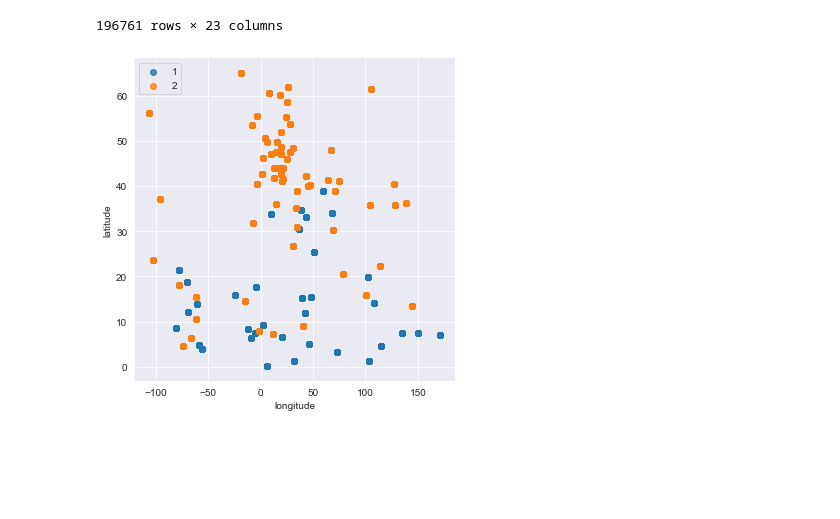
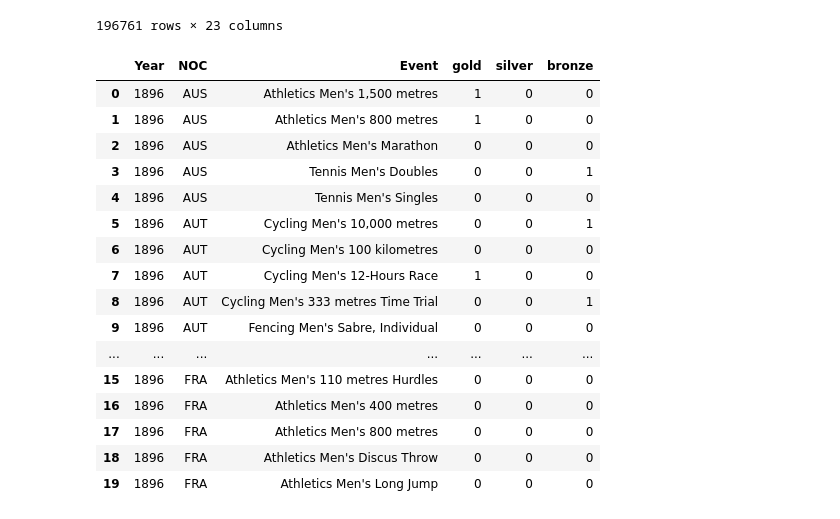
Before and after one commit to eugkik/Project1, a Jupyter notebook: BaseData-Bob Copy.ipynb, the cells around one changed output. Drawn from its saved outputs; the diff is of its cells as text; code cells hidden in the pictures; blank space fills up the shorter version.

```diff
--- a/BaseData-Bob Copy.ipynb
+++ b/BaseData-Bob Copy.ipynb
@@ -175,6 +175,46 @@ df_events_d
 | 196759 | 120422 | Etimoni Timuani | M | 24.0 | 184.0 | 72.0 | Tuvalu | TUV | 2016 Summer | 2016 | ... | ... |
 | 196760 | 120439 | Okilani Tinilau | M | 19.0 | NaN | NaN | Tuvalu | TUV | 2008 Summer | 2008 | ... | ... |
 196761 rows × 23 columns
+# %%
+conditions_gld = [
+    (df_events_d['Medal']== "Gold"),
+    (df_events_d['Medal']!= "Gold")]
+choices_gld = [1, 0]
+df_events_d['gold'] = np.select(conditions_gld, choices_gld, default=0)
+
+conditions_slv = [
+    (df_events_d['Medal']== "Silver"),
+    (df_events_d['Medal']!= "Silver")]
+choices_slv = [1, 0]
+df_events_d['silver'] = np.select(conditions_slv, choices_slv, default=0)
+
+conditions_brz = [
+    (df_events_d['Medal']== "Bronze"),
+    (df_events_d['Medal']!= "Bronze")]
+choices_brz = [1, 0]
+df_events_d['bronze'] = np.select(conditions_brz, choices_brz, default=0)
+
+df_events_e = df_events_d.groupby(['Year','NOC', 'Event'], as_index=False).agg({'gold': 'max','silver': 'max','bronze': 'max'})
+
+df_events_e.head(20)
+# %% [output]
+|  | Year | NOC | Event | gold | silver | bronze |
+| 0 | 1896 | AUS | Athletics Men's 1,500 metres | 1 | 0 | 0 |
+| 1 | 1896 | AUS | Athletics Men's 800 metres | 1 | 0 | 0 |
+| 2 | 1896 | AUS | Athletics Men's Marathon | 0 | 0 | 0 |
+| 3 | 1896 | AUS | Tennis Men's Doubles | 0 | 0 | 1 |
+| 4 | 1896 | AUS | Tennis Men's Singles | 0 | 0 | 0 |
+| 5 | 1896 | AUT | Cycling Men's 10,000 metres | 0 | 0 | 1 |
+| 6 | 1896 | AUT | Cycling Men's 100 kilometres | 0 | 0 | 0 |
+| 7 | 1896 | AUT | Cycling Men's 12-Hours Race | 1 | 0 | 0 |
+| 8 | 1896 | AUT | Cycling Men's 333 metres Time Trial | 0 | 0 | 1 |
+| 9 | 1896 | AUT | Fencing Men's Sabre, Individual | 0 | 0 | 0 |
+| ... | ... | ... | ... | ... | ... | ... |
+| 15 | 1896 | FRA | Athletics Men's 110 metres Hurdles | 0 | 0 | 0 |
+| 16 | 1896 | FRA | Athletics Men's 400 metres | 0 | 0 | 0 |
+| 17 | 1896 | FRA | Athletics Men's 800 metres | 0 | 0 | 0 |
+| 18 | 1896 | FRA | Athletics Men's Discus Throw | 0 | 0 | 0 |
+| 19 | 1896 | FRA | Athletics Men's Long Jump | 0 | 0 | 0 |
 # %%
 # subset for northern hemisphere
 both_north = df_events_d[df_events_d["latitude"] >= 0]
@@ -183,8 +223,6 @@ both_north = df_events_d[df_events_d["latitude"] >= 0]
 sns.lmplot( x="longitude", y="latitude", data=both_north, fit_reg=False, hue='summer_winter', legend=False)
 plt.legend(loc='upper left')
 plt.show()
-# %% [output]
-[figure, removed]
 # %%
 # subset for northern hemisphere
 both_south = df_events_d[df_events_d["latitude"] < 0]
```
Also changed, not shown: parts of 3 cells of this notebook.
